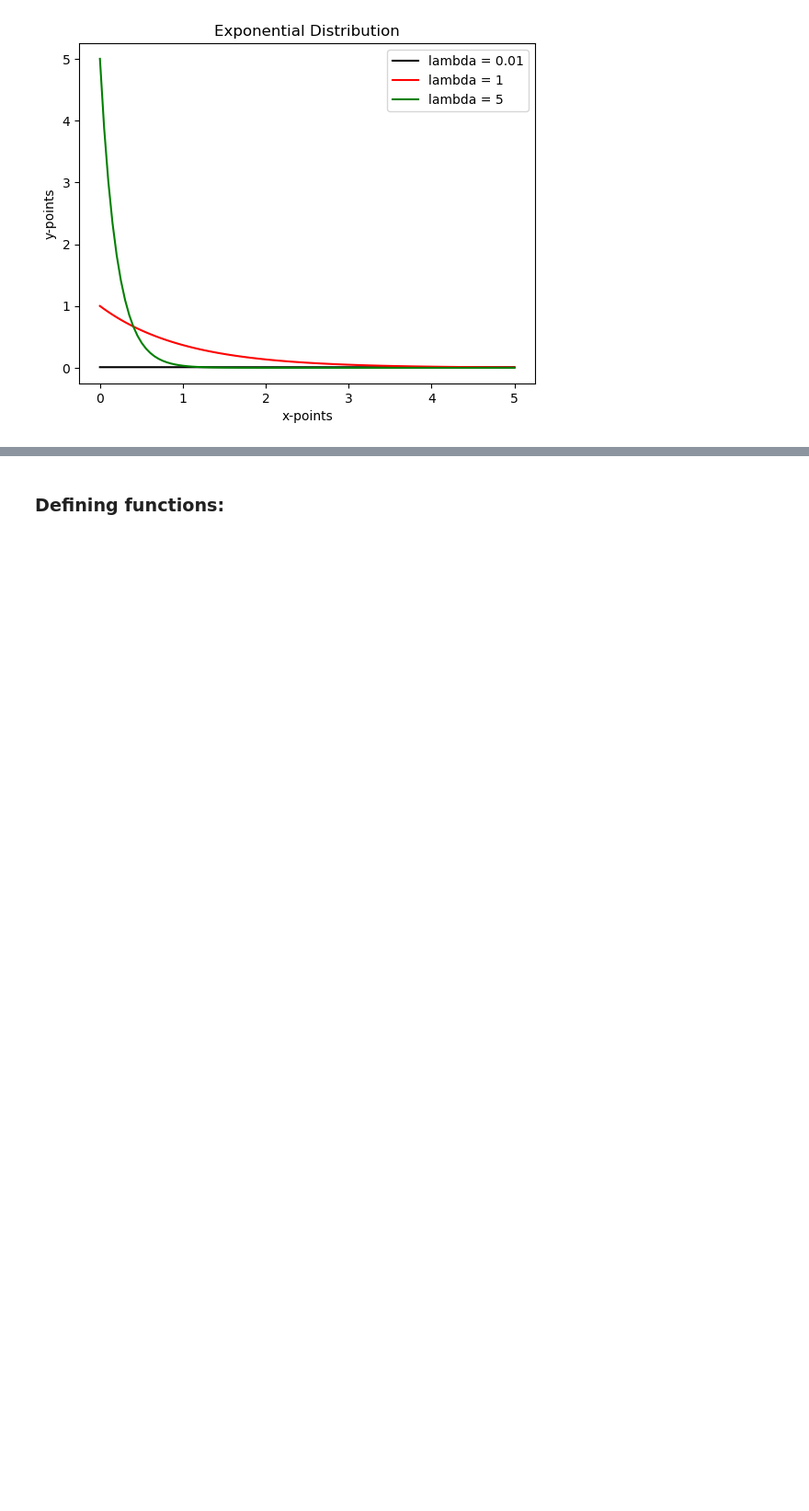
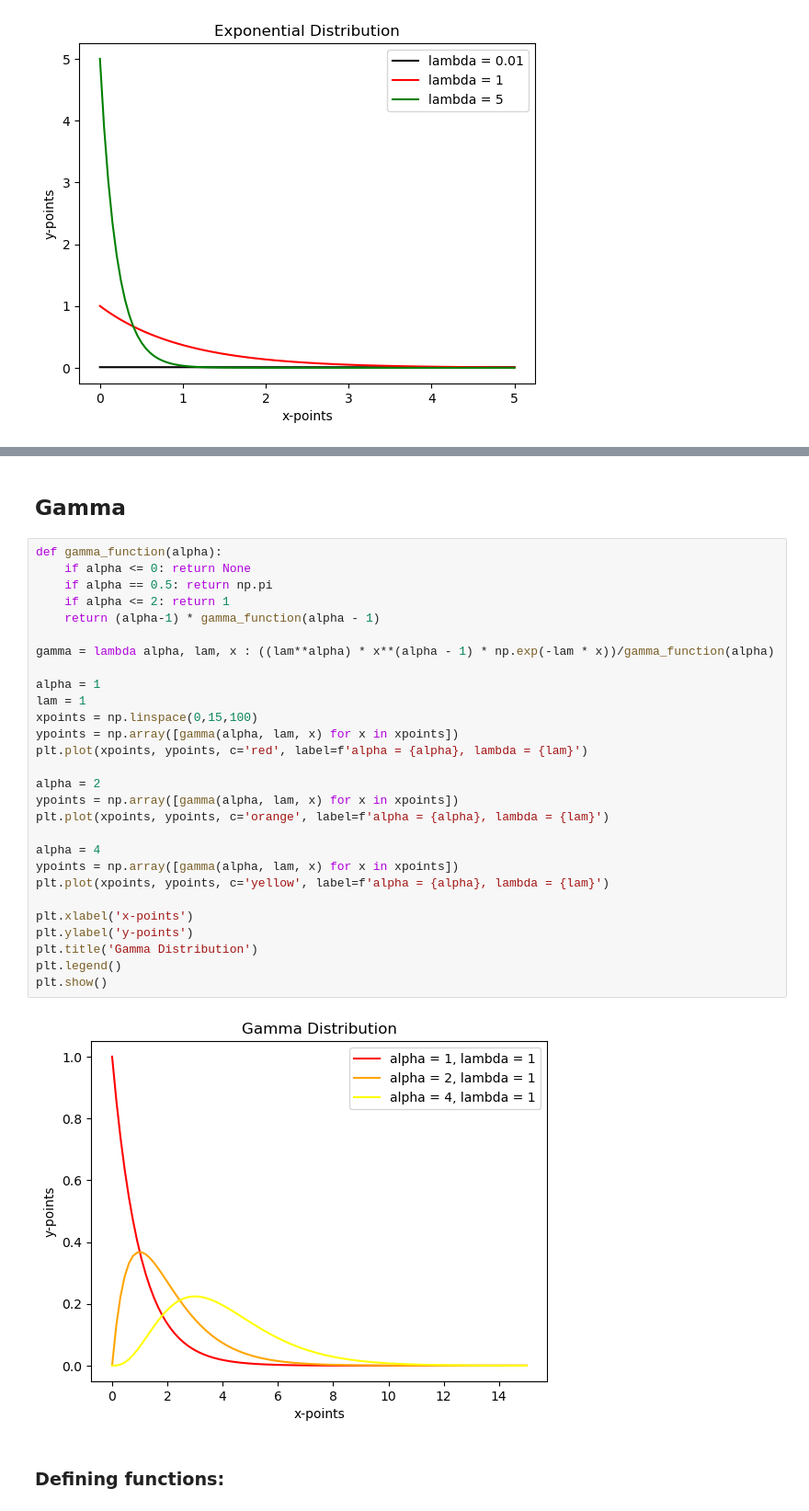
Before and after one commit to romulan-overlord/MDSC-102, a Jupyter notebook: 204214-MDSC102-Assignment-3.ipynb, the cells around one changed output, grey strips where cells are left out. Shown: that part at 92% size. Saved outputs shown, nothing was run; the diff lists cells and outputs as text; blank space fills up the shorter version.

```diff
--- a/204214-MDSC102-Assignment-3.ipynb
+++ b/204214-MDSC102-Assignment-3.ipynb
@@ -98,3 +134,35 @@ plt.show()
+# %% [markdown]
+## Gamma
+# %%
+def gamma_function(alpha):
+    if alpha <= 0: return None
+    if alpha == 0.5: return np.pi
+    if alpha <= 2: return 1
+    return (alpha-1) * gamma_function(alpha - 1)
+
+gamma = lambda alpha, lam, x : ((lam**alpha) * x**(alpha - 1) * np.exp(-lam * x))/gamma_function(alpha)
+
+alpha = 1
+lam = 1
+xpoints = np.linspace(0,15,100)
+ypoints = np.array([gamma(alpha, lam, x) for x in xpoints])
+plt.plot(xpoints, ypoints, c='red', label=f'alpha = {alpha}, lambda = {lam}')
+
+alpha = 2
+ypoints = np.array([gamma(alpha, lam, x) for x in xpoints])
+plt.plot(xpoints, ypoints, c='orange', label=f'alpha = {alpha}, lambda = {lam}')
+
+alpha = 4
+ypoints = np.array([gamma(alpha, lam, x) for x in xpoints])
+plt.plot(xpoints, ypoints, c='yellow', label=f'alpha = {alpha}, lambda = {lam}')
+
+plt.xlabel('x-points')
+plt.ylabel('y-points')
+plt.title('Gamma Distribution')
+plt.legend()
+plt.show()
+# %% [output]
+[figure, added]
 # %% [markdown]
 ### Defining functions:
 # %%
```
Also changed, not shown: parts of 3 cells of this notebook.
